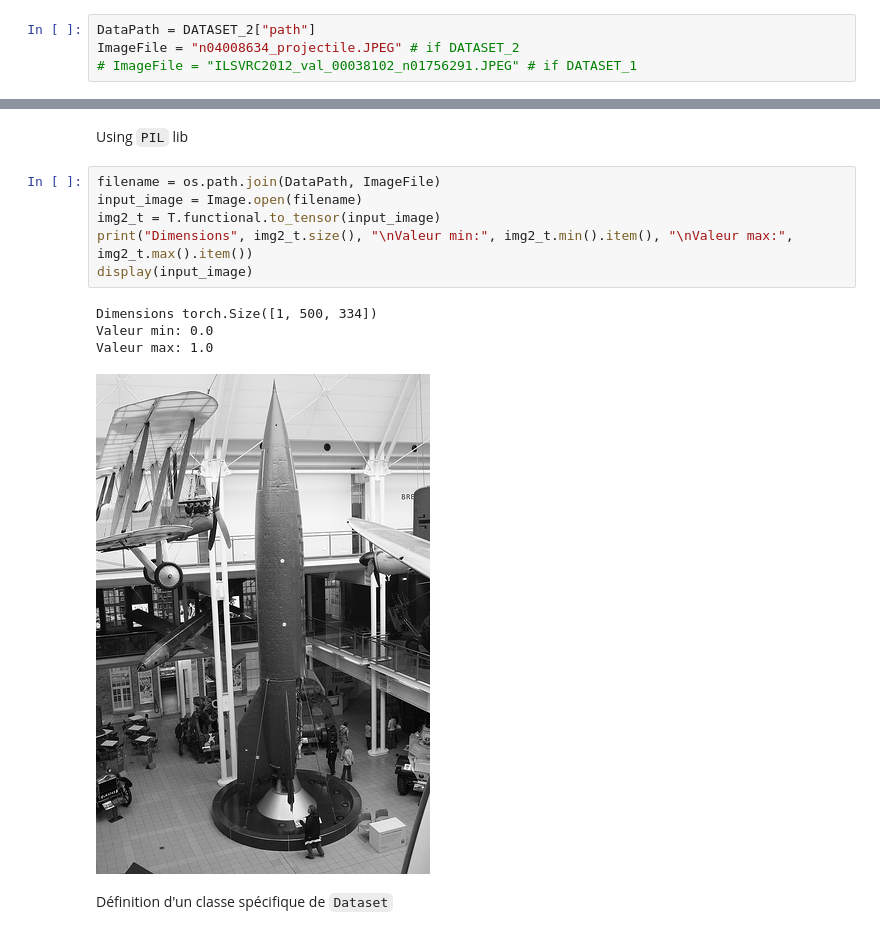
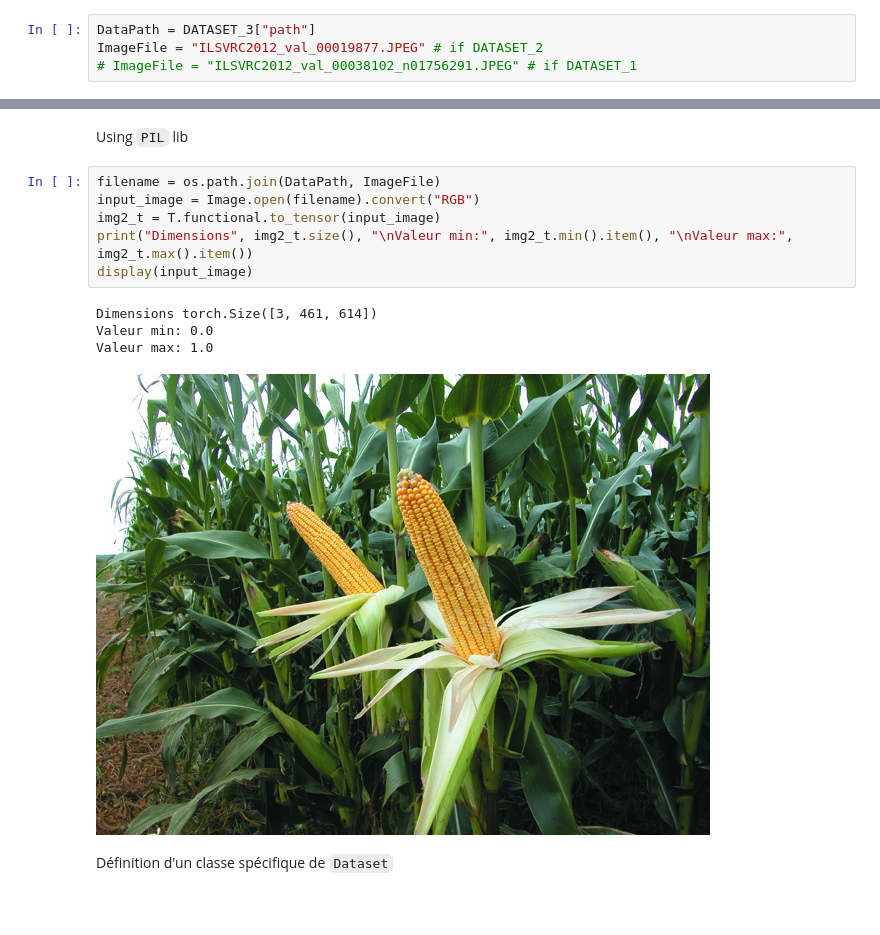
Before and after one commit to nicolasguillard/cnam-rcp209, a Jupyter notebook: datasets_discovery.ipynb, the cells around one changed output, grey strips where cells are left out. Drawn from its saved outputs; the diff is of its cells as text; blank space fills up the shorter version.

```diff
--- a/datasets_discovery.ipynb
+++ b/datasets_discovery.ipynb
@@ -31,8 +32,8 @@ from PIL import Image
 # %% [markdown]
 > Attention : utilisation d'un répertoire de données en dehors de l'environnement do notebook !
 # %%
-DataPath = DATASET_2["path"]
-ImageFile = "n04008634_projectile.JPEG" # if DATASET_2
+DataPath = DATASET_3["path"]
+ImageFile = "ILSVRC2012_val_00019877.JPEG" # if DATASET_2
 # ImageFile = "ILSVRC2012_val_00038102_n01756291.JPEG" # if DATASET_1
 # %% [markdown]
 Using `PyTorch` lib
@@ -51,15 +57,15 @@ Valeur max: 255
 Using `PIL` lib
 # %%
 filename = os.path.join(DataPath, ImageFile)
-input_image = Image.open(filename)
+input_image = Image.open(filename).convert("RGB")
 img2_t = T.functional.to_tensor(input_image)
 print("Dimensions", img2_t.size(), "\nValeur min:", img2_t.min().item(), "\nValeur max:", img2_t.max().item())
 display(input_image)
 # %% [output]
-Dimensions torch.Size([1, 500, 334])
+Dimensions torch.Size([3, 461, 614])
 Valeur min: 0.0
 Valeur max: 1.0
-[figure, old version]
+[figure, new version]
 # %% [markdown]
 Définition d'un classe spécifique de `Dataset`
 # %%
```
Also changed, not shown: parts of 4 cells of this notebook, 19 other files.
